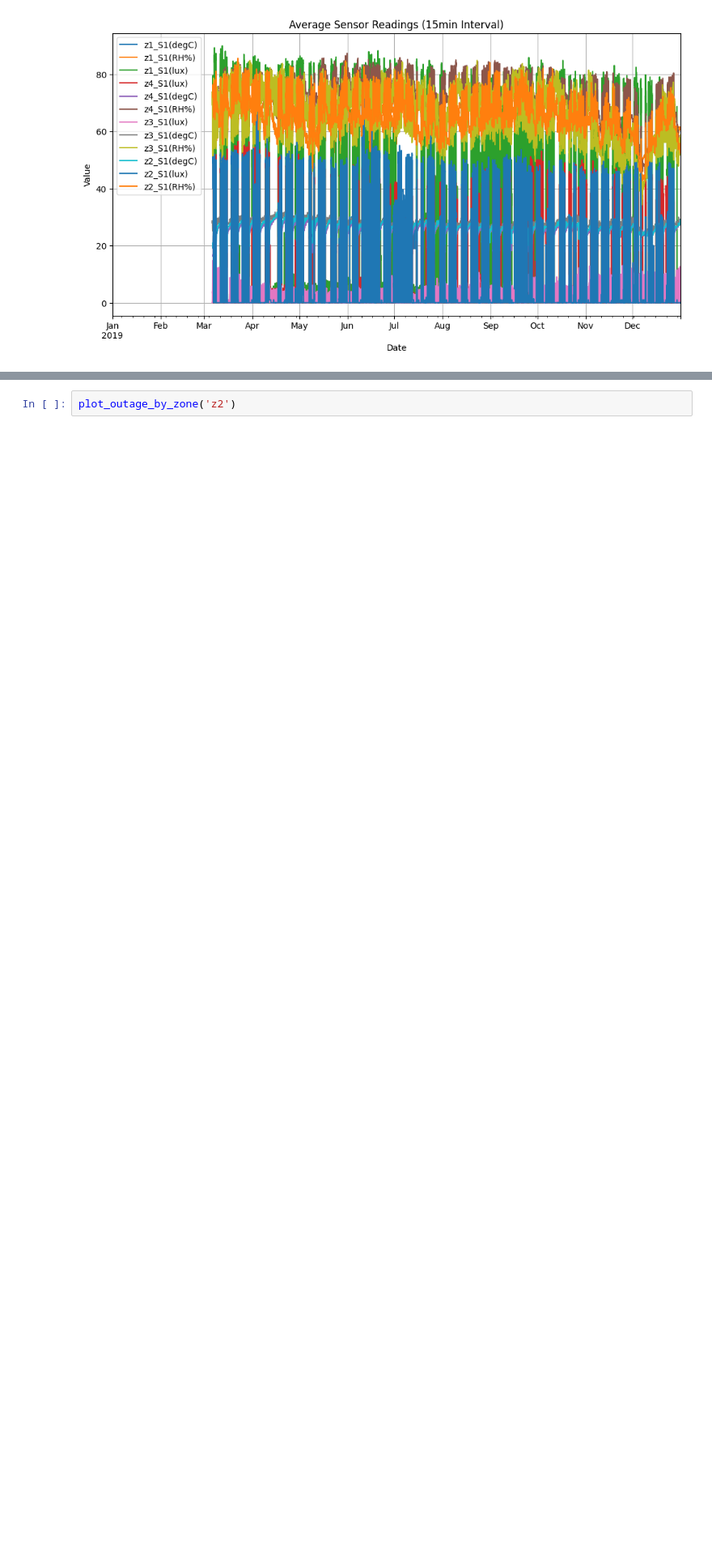
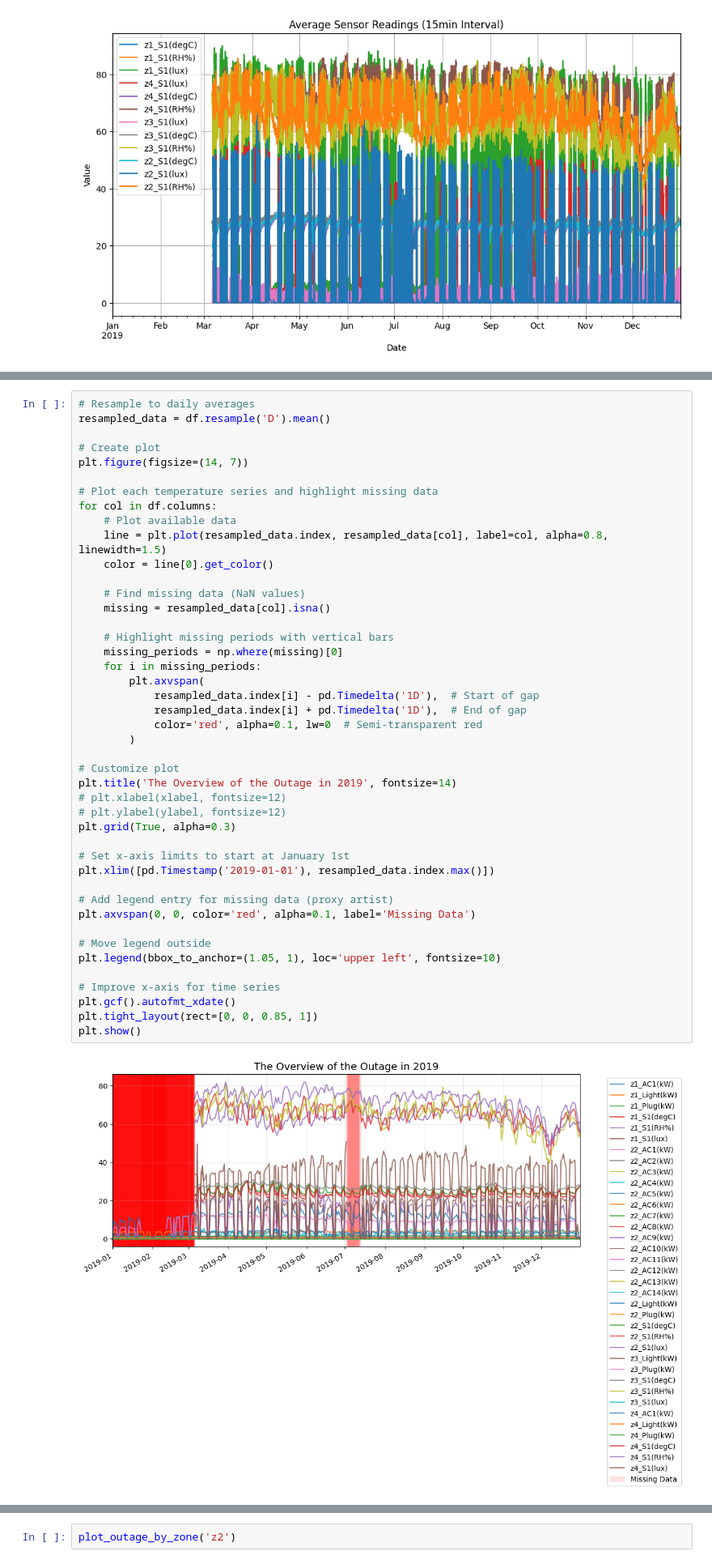
Before and after one commit to iceyisaak/smart-building, a Jupyter notebook: smart-building-project.ipynb, the cells around one changed output, grey strips where cells are left out. Shown at 81% size. Saved outputs shown, nothing was run; the diff lists cells and outputs as text; blank space fills up the shorter version.

```diff
--- a/smart-building-project.ipynb
+++ b/smart-building-project.ipynb
@@ -526,3 +497,49 @@ Index(['z1_AC1(kW)', 'z1_Light(kW)', 'z1_Plug(kW)', 'z1_S1(degC)',
+# %%
+# Resample to daily averages
+resampled_data = df.resample('D').mean()
+
+# Create plot
+plt.figure(figsize=(14, 7))
+
+# Plot each temperature series and highlight missing data
+for col in df.columns:
+    # Plot available data
+    line = plt.plot(resampled_data.index, resampled_data[col], label=col, alpha=0.8, linewidth=1.5)
+    color = line[0].get_color()
+
+    # Find missing data (NaN values)
+    missing = resampled_data[col].isna()
+
+    # Highlight missing periods with vertical bars
+    missing_periods = np.where(missing)[0]
+    for i in missing_periods:
+        plt.axvspan(
+            resampled_data.index[i] - pd.Timedelta('1D'),  # Start of gap
+            resampled_data.index[i] + pd.Timedelta('1D'),  # End of gap
+            color='red', alpha=0.1, lw=0  # Semi-transparent red
+        )
+
+# Customize plot
+plt.title('The Overview of the Outage in 2019', fontsize=14)
+# plt.xlabel(xlabel, fontsize=12)
+# plt.ylabel(ylabel, fontsize=12)
+plt.grid(True, alpha=0.3)
+
+# Set x-axis limits to start at January 1st
+plt.xlim([pd.Timestamp('2019-01-01'), resampled_data.index.max()])
+
+# Add legend entry for missing data (proxy artist)
+plt.axvspan(0, 0, color='red', alpha=0.1, label='Missing Data')
+
+# Move legend outside
+plt.legend(bbox_to_anchor=(1.05, 1), loc='upper left', fontsize=10)
+
+# Improve x-axis for time series
+plt.gcf().autofmt_xdate()
+plt.tight_layout(rect=[0, 0, 0.85, 1])
+plt.show()
+# %% [output]
+[figure, new version]
 # %%
 def plot_outage_by_zone(zone):
     """
```
Also changed, not shown: parts of 38 cells of this notebook.
